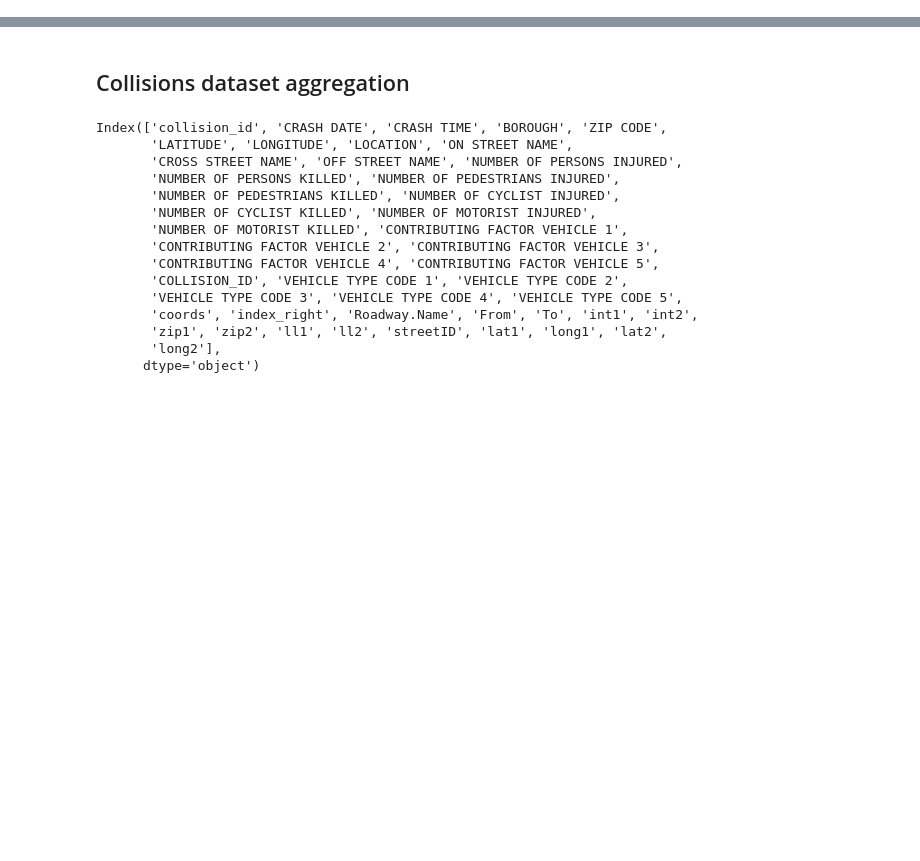
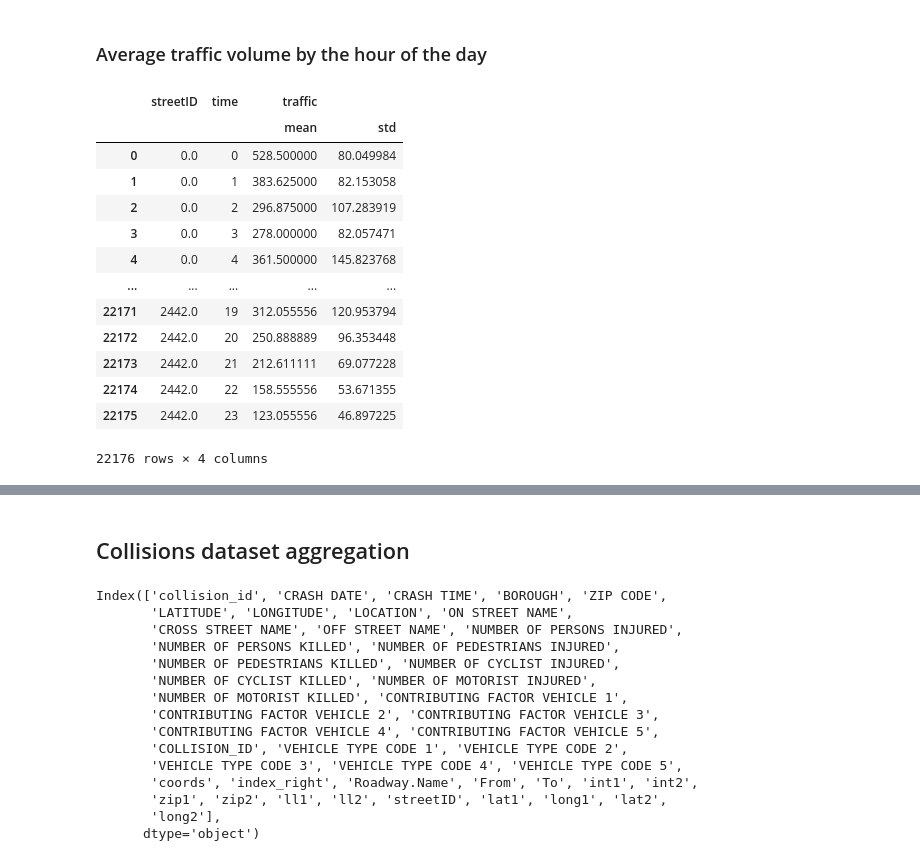
Before and after one commit to aj-cooke/NYC-Traffic-Accidents, a Jupyter notebook: abstract_street_analysis.ipynb, the cells around one changed output, grey strips where cells are left out. Cells and saved outputs as stored; diff of their text form; code cells hidden in the pictures; blank space fills up the shorter version.

```diff
--- a/abstract_street_analysis.ipynb
+++ b/abstract_street_analysis.ipynb
@@ -11,0 +95,21 @@ import matplotlib.pyplot as plt
+# %% [markdown]
+### Average traffic volume by the hour of the day
+# %%
+traffic_byhour = traffic.groupby(by=['streetID', 'time']).agg({'traffic': ['mean', 'std']})
+traffic_byhour = traffic_byhour.reset_index()
+traffic_byhour
+# %% [output]
+|  | streetID | time | traffic |  |
+|  |  |  | mean | std |
+| 0 | 0.0 | 0 | 528.500000 | 80.049984 |
+| 1 | 0.0 | 1 | 383.625000 | 82.153058 |
+| 2 | 0.0 | 2 | 296.875000 | 107.283919 |
+| 3 | 0.0 | 3 | 278.000000 | 82.057471 |
+| 4 | 0.0 | 4 | 361.500000 | 145.823768 |
+| ... | ... | ... | ... | ... |
+| 22171 | 2442.0 | 19 | 312.055556 | 120.953794 |
+| 22172 | 2442.0 | 20 | 250.888889 | 96.353448 |
+| 22173 | 2442.0 | 21 | 212.611111 | 69.077228 |
+| 22174 | 2442.0 | 22 | 158.555556 | 53.671355 |
+| 22175 | 2442.0 | 23 | 123.055556 | 46.897225 |
+22176 rows × 4 columns
```
Also changed, not shown: parts of 11 cells of this notebook, 2 other files.
